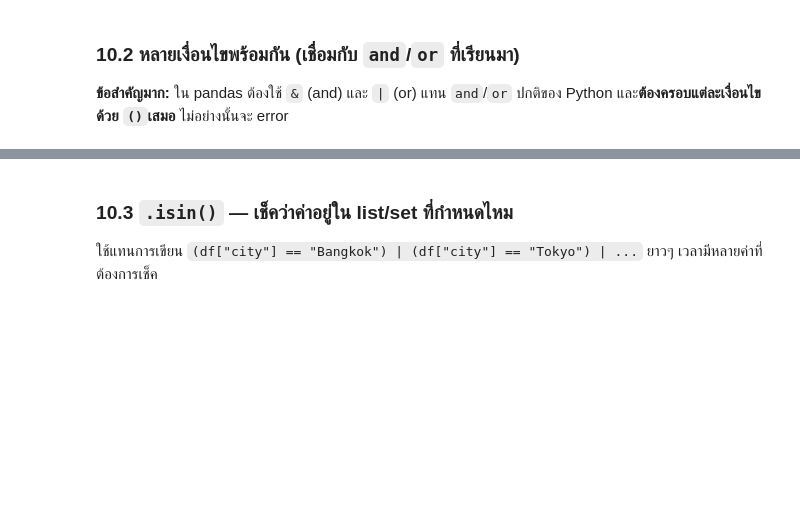
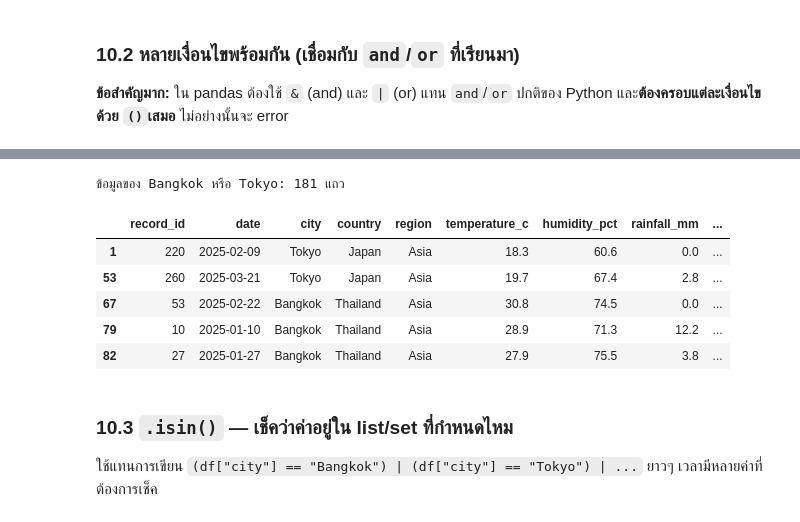
Before and after one commit to PitchayaW/SC-612-104-Essential-Data-Science, a Jupyter notebook: Module-A-Notebooks/SC612104_Session08_Pandas_Basics.ipynb, the cells around one changed output, grey strips where cells are left out. Saved outputs shown, nothing was run; the diff lists cells and outputs as text; code cells hidden in the pictures; blank space fills up the shorter version.

```diff
--- a/Module-A-Notebooks/SC612104_Session08_Pandas_Basics.ipynb
+++ b/Module-A-Notebooks/SC612104_Session08_Pandas_Basics.ipynb
@@ -736,17 +786,19 @@ print(hot_days.head())
 # %%
-# เงื่อนไข AND: ร้อนและชื้น
-hot_and_humid = df[(df["temperature_c"] > 28) & (df["humidity_pct"] > 70)]
-print(f"วันที่ร้อนและชื้น: {len(hot_and_humid)} แถว")
-print(hot_and_humid[["city", "temperature_c", "humidity_pct"]].head())
-
-print()
-
 # เงื่อนไข OR: เมืองนี้ หรือเมืองนั้น
 bangkok_or_tokyo = df[(df["city"] == "Bangkok") | (df["city"] == "Tokyo")]
 print(f"\nข้อมูลของ Bangkok หรือ Tokyo: {len(bangkok_or_tokyo)} แถว")
+bangkok_or_tokyo.head()
 
 # ลบ # แล้วลองรันดู จะเห็น error เพราะใช้ and/or ปกติของ Python กับ Series ไม่ได้
 # wrong = df[(df["temperature_c"] > 28) and (df["humidity_pct"] > 70)]
+# %% [output]
+ข้อมูลของ Bangkok หรือ Tokyo: 181 แถว
+|  | record_id | date | city | country | region | temperature_c | humidity_pct | rainfall_mm | ... |
+| 1 | 220 | 2025-02-09 | Tokyo | Japan | Asia | 18.3 | 60.6 | 0.0 | ... |
+| 53 | 260 | 2025-03-21 | Tokyo | Japan | Asia | 19.7 | 67.4 | 2.8 | ... |
+| 67 | 53 | 2025-02-22 | Bangkok | Thailand | Asia | 30.8 | 74.5 | 0.0 | ... |
+| 79 | 10 | 2025-01-10 | Bangkok | Thailand | Asia | 28.9 | 71.3 | 12.2 | ... |
+| 82 | 27 | 2025-01-27 | Bangkok | Thailand | Asia | 27.9 | 75.5 | 3.8 | ... |
 # %% [markdown]
 ### 10.3 `.isin()` — เช็คว่าค่าอยู่ใน list/set ที่กำหนดไหม
 
```
Also changed, not shown: parts of 15 cells of this notebook.
